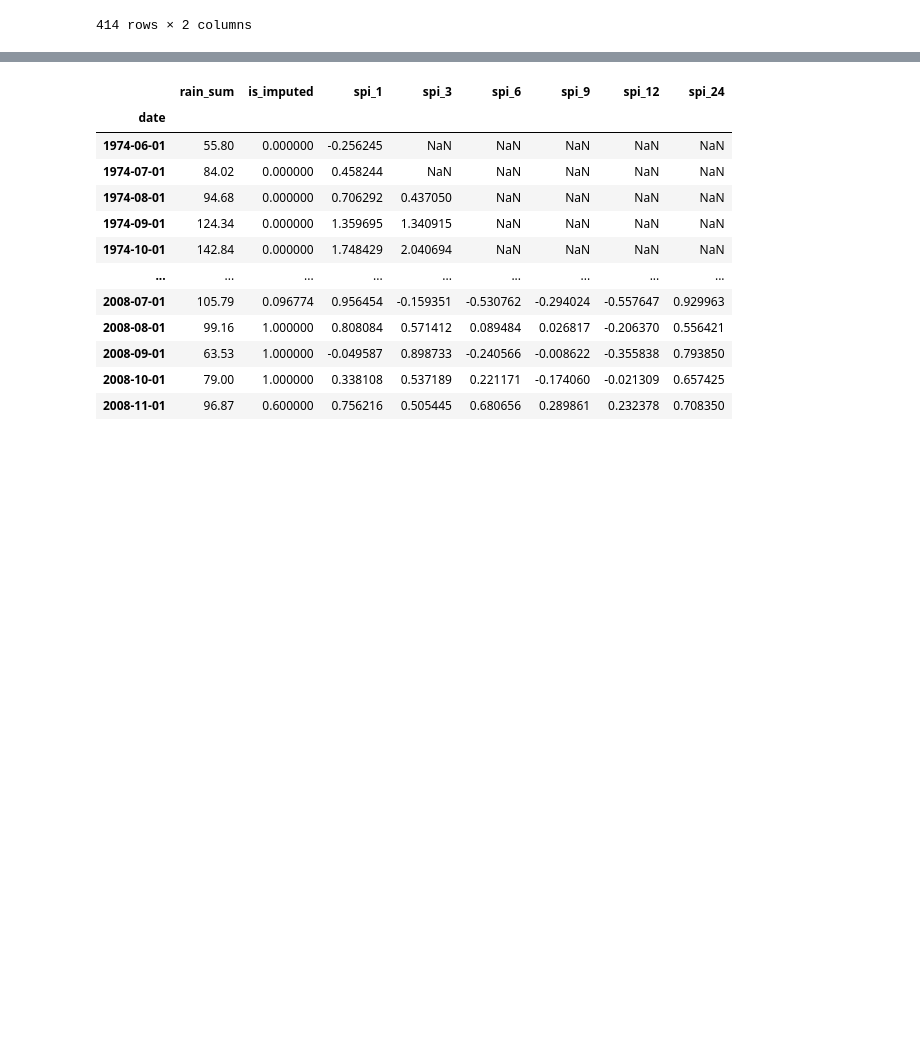
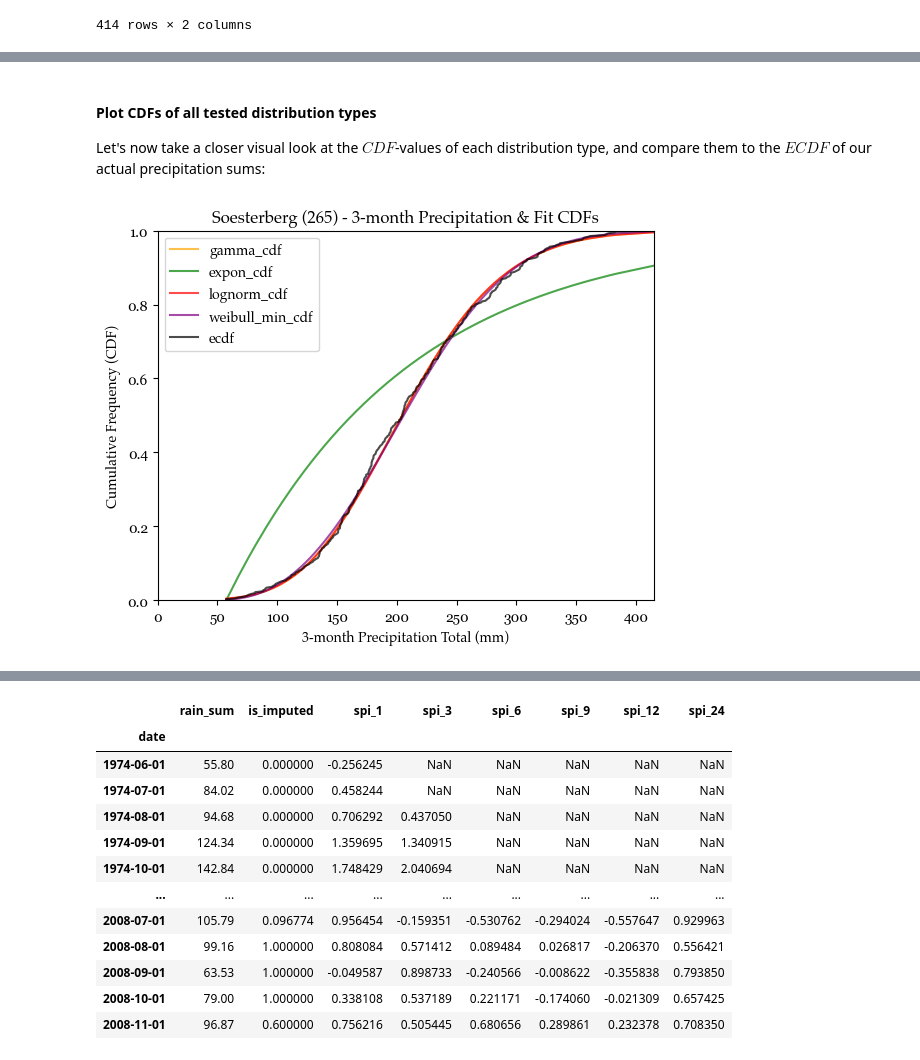
Before and after one commit to tomrooijakkers/data-science-portfolio, a Jupyter notebook: knmi-weather/03-knmi_drought_analysis.ipynb, the cells around one changed output, grey strips where cells are left out. Cells and saved outputs as stored; diff of their text form; code cells hidden in the pictures; blank space fills up the shorter version.

```diff
--- a/knmi-weather/03-knmi_drought_analysis.ipynb
+++ b/knmi-weather/03-knmi_drought_analysis.ipynb
@@ -1247,0 +1285,41 @@ gamma
+# %% [markdown]
+#### Plot CDFs of all tested distribution types
+Let's now take a closer visual look at the $CDF$-values of each distribution type, and compare them to the $ECDF$ of our actual precipitation sums:
+# %%
+# Define custom styles for plot text and ticks
+textfont = {"fontname": "Palatino"}
+tickfont = {"fontname": "Georgia"}
+
+# Set distributions and colors
+dists = ["gamma", "expon", "lognorm", "weibull_min"]
+colors = ["orange", "green", "red", "purple", "black"]
+
+# Create overview of CDFs only, to plot
+df_c_plot = (df_distr[["rain_sum"] + [d + "_cdf" for d in dists]
+                     + ["ecdf"]].sort_values(by="rain_sum"))
+
+# Dynamically generate title for plot
+plot_title = (f"{stn["NAME"][0]} ({stn["STN"][0]}) "
+              f"- {N}-month Precipitation & Fit CDFs")
+
+ax = df_c_plot.plot(x="rain_sum", alpha=0.7, color=colors)
+
+# Customize title, legend and layout
+ax.set_title(plot_title, **textfont)
+ax.legend()
+
+for text in ax.get_legend().get_texts():
+    text.set_fontname(textfont["fontname"])
+
+# Customize font of the tick markers and labels
+ax.set_xticks(ax.get_xticks(), ax.get_xticklabels(), **tickfont)
+ax.set_yticks(ax.get_yticks(), ax.get_yticklabels(), **tickfont)
+ax.set_xlabel(f"{N}-month Precipitation Total (mm)", **textfont)
+ax.set_ylabel(f"Cumulative Frequency (CDF)", **textfont)
+
+ax.set_xlim(0, df_c_plot["rain_sum"].max())
+ax.set_ylim(0, 1)
+
+plt.show()
+# %% [output]
+[figure, added]
```
Also changed, not shown: parts of 179 cells of this notebook, 2 other files.
